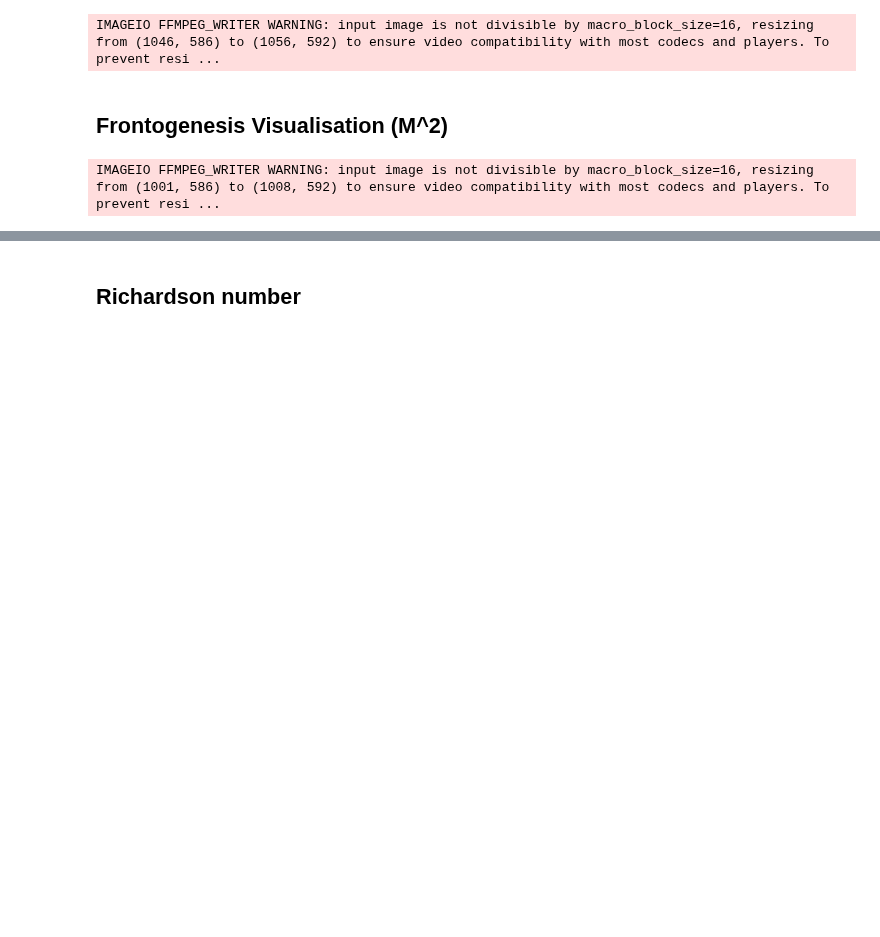
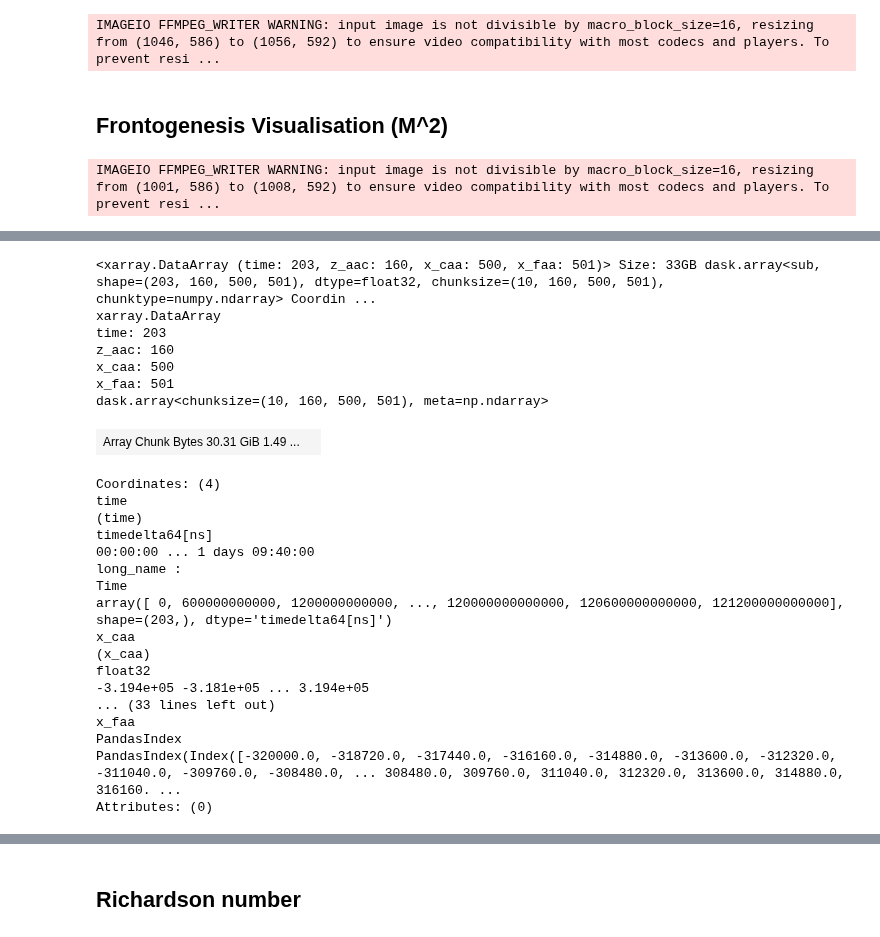
Before and after one commit to tom-rex/Oceananigans_projects, a Jupyter notebook: python_visualisations.ipynb, the cells around one changed output, grey strips where cells are left out. Saved outputs shown, nothing was run; the diff lists cells and outputs as text; code cells hidden in the pictures; blank space fills up the shorter version.

```diff
--- a/python_visualisations.ipynb
+++ b/python_visualisations.ipynb
@@ -209,0 +241,29 @@ plt.show()
+# %%
+v_a.shape
+v_a
+# %% [output]
+<xarray.DataArray (time: 203, z_aac: 160, x_caa: 500, x_faa: 501)> Size: 33GB dask.array<sub, shape=(203, 160, 500, 501), dtype=float32, chunksize=(10, 160, 500, 501), chunktype=numpy.ndarray> Coordin ...
+xarray.DataArray
+time: 203
+z_aac: 160
+x_caa: 500
+x_faa: 501
+dask.array<chunksize=(10, 160, 500, 501), meta=np.ndarray>
+| Array Chunk Bytes 30.31 GiB 1.49 ... |  |
+Coordinates: (4)
+time
+(time)
+timedelta64[ns]
+00:00:00 ... 1 days 09:40:00
+long_name :
+Time
+array([ 0, 600000000000, 1200000000000, ..., 120000000000000, 120600000000000, 121200000000000], shape=(203,), dtype='timedelta64[ns]')
+x_caa
+(x_caa)
+float32
+-3.194e+05 -3.181e+05 ... 3.194e+05
+... (33 lines left out)
+x_faa
+PandasIndex
+PandasIndex(Index([-320000.0, -318720.0, -317440.0, -316160.0, -314880.0, -313600.0, -312320.0, -311040.0, -309760.0, -308480.0, ... 308480.0, 309760.0, 311040.0, 312320.0, 313600.0, 314880.0, 316160. ...
+Attributes: (0)
```
Also changed, not shown: parts of 10 cells of this notebook.
